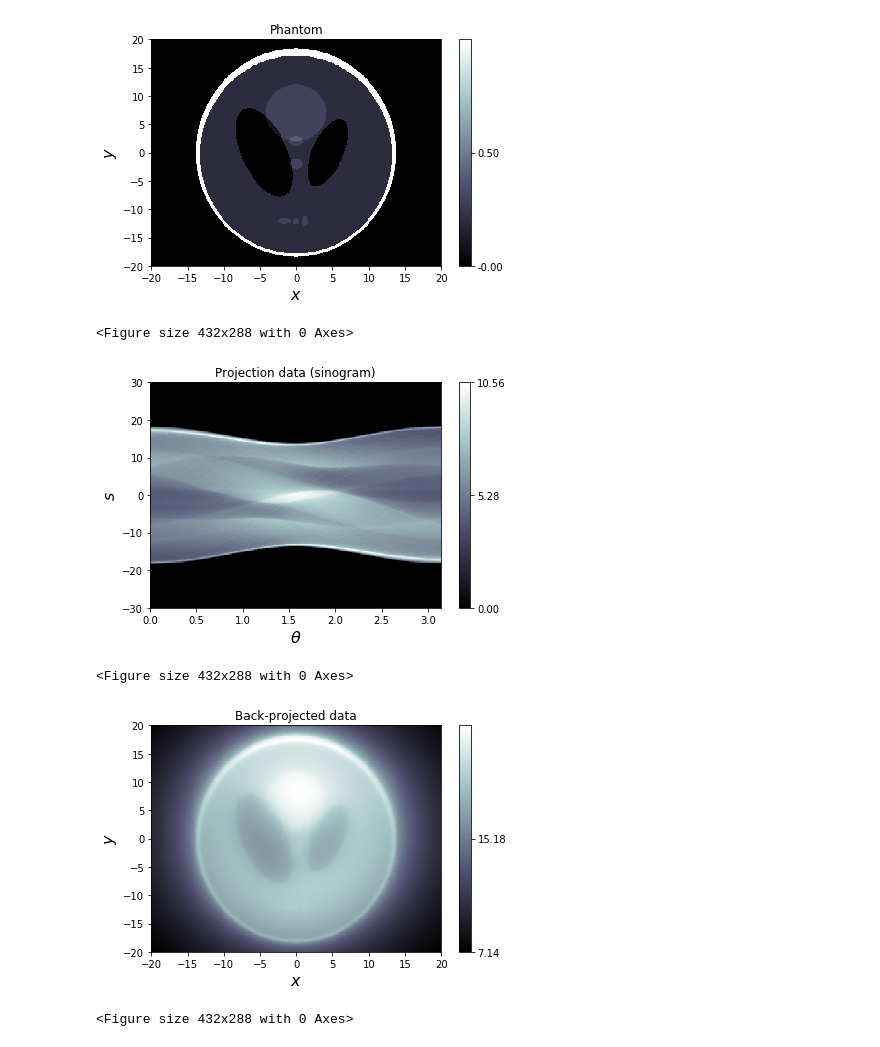
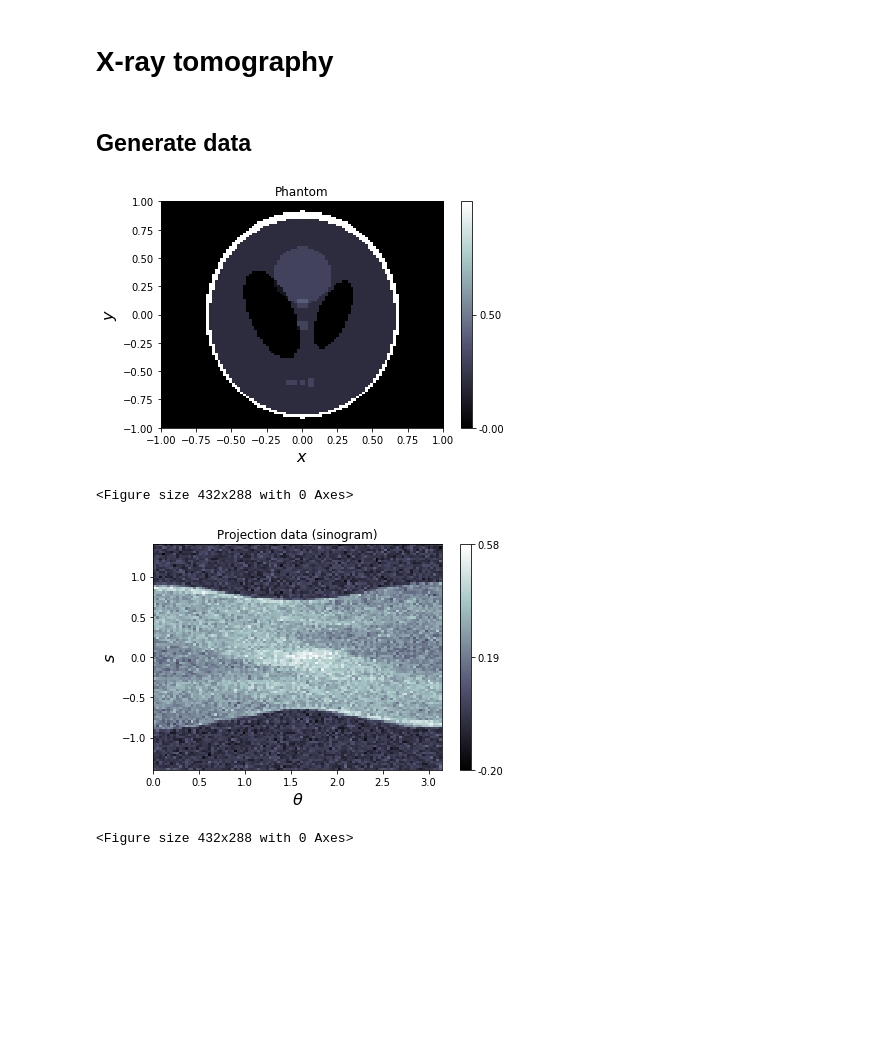
Before and after one commit to xushang/IPils2019, a Jupyter notebook: demos/Tomography.ipynb, the cells around one changed output. Saved outputs shown, nothing was run; the diff lists cells and outputs as text; code cells hidden in the pictures; blank space fills up the shorter version.

```diff
--- a/demos/Tomography.ipynb
+++ b/demos/Tomography.ipynb
@@ -1 +1,3 @@
+# %% [markdown]
+# X-ray tomography
 # %%
@@ -2,43 +5,36 @@
 import numpy as np
 import odl
 %matplotlib inline
+# %% [markdown]
+## Generate data
 # %%
-# Reconstruction space: discretized functions on the rectangle
-# [-20, 20]^2 with 300 samples per dimension.
-reco_space = odl.uniform_discr(
-    min_pt=[-20, -20], max_pt=[20, 20], shape=[300, 300], dtype='float32')
+# Reconstruction space: [-1, 1]^2 with 100 samples per dimension.
+reco_space = odl.uniform_discr(min_pt=[-1, -1], max_pt=[1, 1], shape=[100, 100], dtype='float32')
 
 # Make a parallel beam geometry with flat detector
-# Angles: uniformly spaced, n = 180, min = 0, max = pi
-angle_partition = odl.uniform_partition(0, np.pi, 180)
-# Detector: uniformly sampled, n = 512, min = -30, max = 30
-detector_partition = odl.uniform_partition(-30, 30, 512)
+# Angles: [0,pi], uniformly spaced, 100 samples
+angle_partition = odl.uniform_partition(0, np.pi, 100)
+
+# Detector: uniformly sampled, n = 100, min = -1.4, max = 1.4
+detector_partition = odl.uniform_partition(-1.4, 1.4, 100)
 geometry = odl.tomo.Parallel2dGeometry(angle_partition, detector_partition)
 
-# Ray transform (= forward projection).
-ray_trafo = odl.tomo.RayTransform(reco_space, geometry)
+# Ray transform (= forward projection)
+K = odl.tomo.RayTransform(reco_space, geometry)
 
 # Create a discrete Shepp-Logan phantom (modified version)
-phantom = odl.phantom.shepp_logan(reco_space, modified=True)
+u = odl.phantom.shepp_logan(reco_space, modified=True)
 
-# Create projection data by calling the ray transform on the phantom
-proj_data = ray_trafo(phantom)
+# Create noisy projection data
+f = K(u)
+delta = 0.05
+f_delta = f + delta*odl.phantom.white_noise(K.range)
 
-# Back-projection can be done by simply calling the adjoint operator on the
-# projection data (or any element in the projection space).
-backproj = ray_trafo.adjoint(proj_data)
-
-# Shows a slice of the phantom, projections, and reconstruction
-phantom.show(title='Phantom')
-proj_data.show(title='Projection data (sinogram)')
-backproj.show(title='Back-projected data')
-
-#
-a=1
+# show phantom and sinogram
+u.show(title='Phantom')
+fdelta.show(title='Projection data (sinogram)');
 # %% [output]
-[figure, old version]
+[figure, new version]
 <Figure size 432x288 with 0 Axes>
-[figure, old version]
+[figure, new version]
 <Figure size 432x288 with 0 Axes>
-[figure, removed]
-<Figure size 432x288 with 0 Axes>
```
Also changed, not shown: parts of 4 cells of this notebook, 2 other files.
